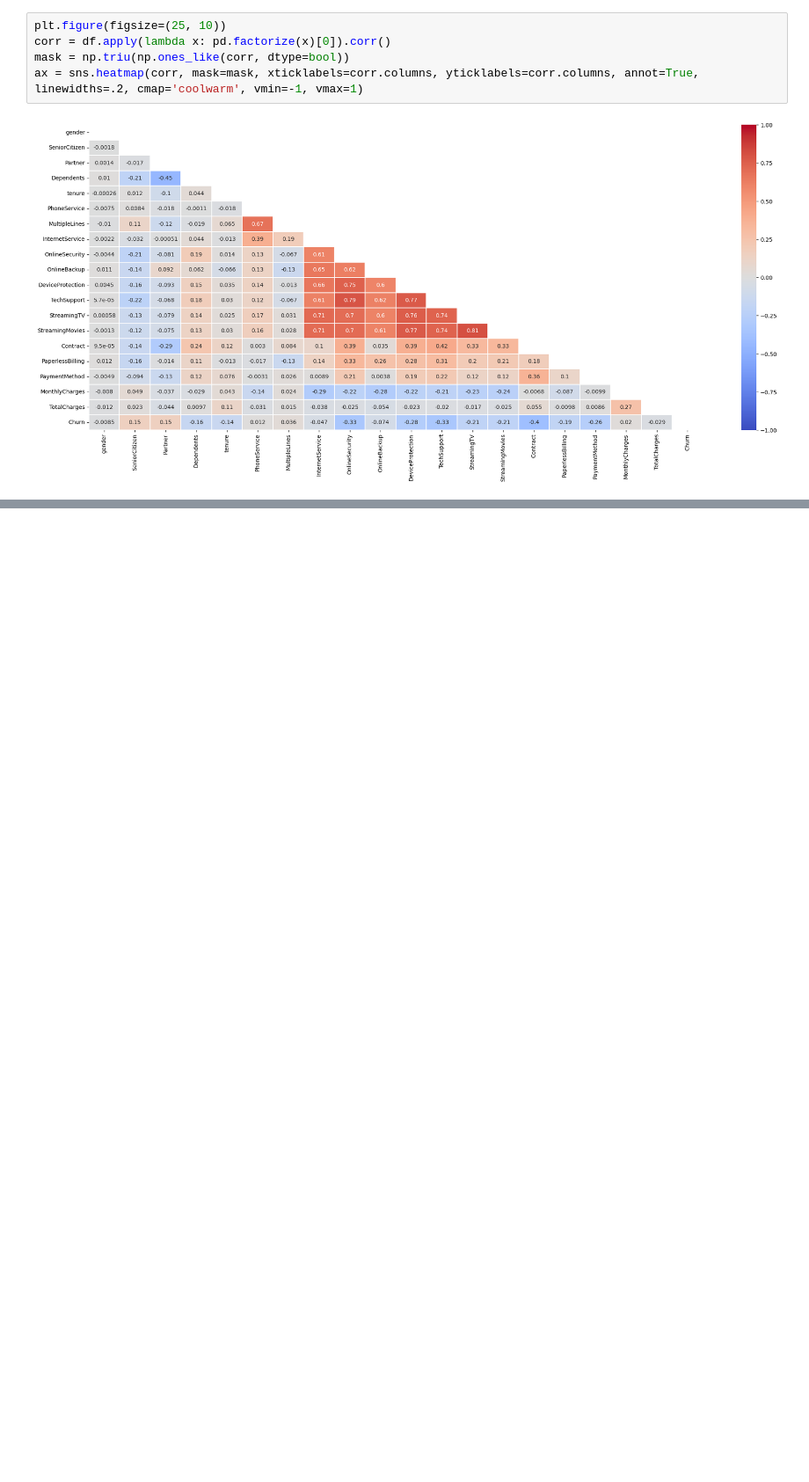
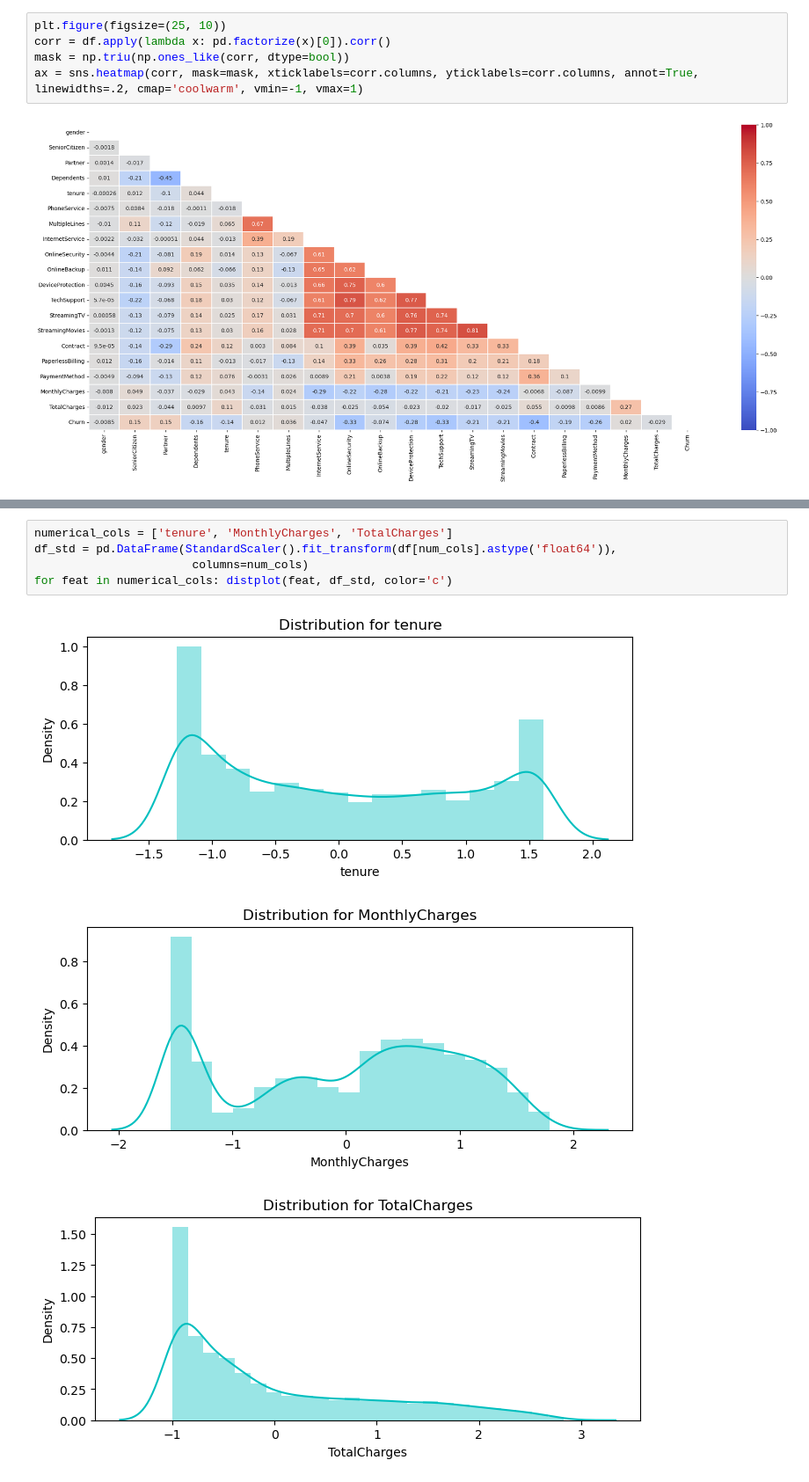
Before and after one commit to jasonqiu0/Telco-Churn, a Jupyter notebook: main.ipynb, the cells around one changed output, grey strips where cells are left out. Shown at 88% size. Saved outputs shown, nothing was run; the diff lists cells and outputs as text; blank space fills up the shorter version.

```diff
--- a/main.ipynb
+++ b/main.ipynb
@@ -160,0 +226,9 @@ ax = sns.heatmap(corr, mask=mask, xticklabels=corr.columns, yticklabels=corr.col
+# %%
+numerical_cols = ['tenure', 'MonthlyCharges', 'TotalCharges']
+df_std = pd.DataFrame(StandardScaler().fit_transform(df[num_cols].astype('float64')),
+                       columns=num_cols)
+for feat in numerical_cols: distplot(feat, df_std, color='c')
+# %% [output]
+[figure, added]
+[figure, added]
+[figure, added]
```
Also changed, not shown: parts of 9 cells of this notebook.
